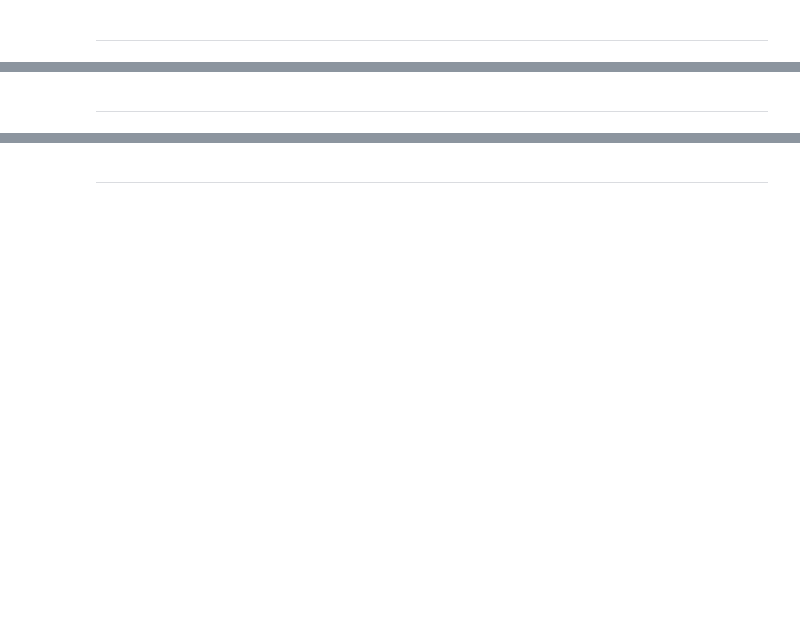
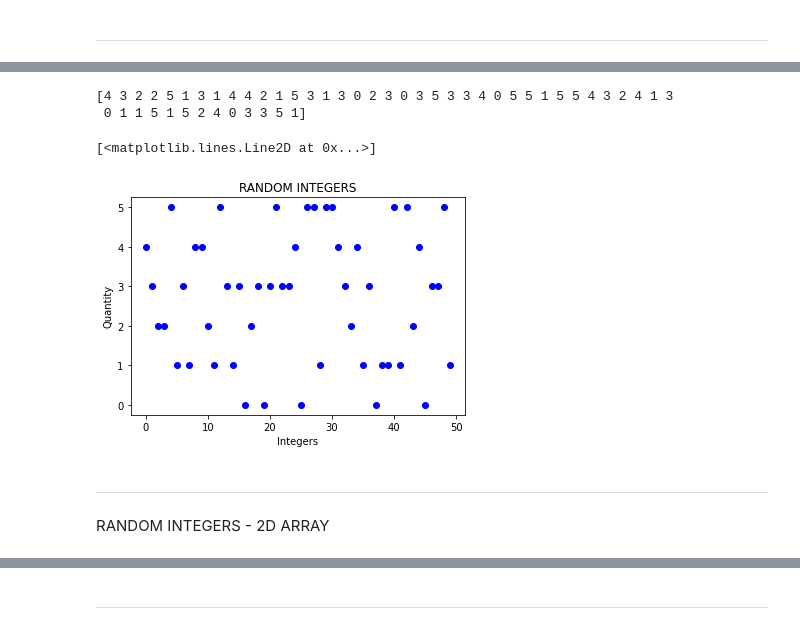
Before and after one commit to AnteDujic/Programming-for-Data-Analysis, a Jupyter notebook: numpy-random.ipynb, the cells around one changed output, grey strips where cells are left out. Drawn from its saved outputs; the diff is of its cells as text; code cells hidden in the pictures; blank space fills up the shorter version.

```diff
--- a/numpy-random.ipynb
+++ b/numpy-random.ipynb
@@ -103,5 +110,19 @@ array([2, 2, 4, 2, 2, 1, 0, 0, 4, 4], dtype=int64)
+# %%
+x2_int = (rng.integers(5, size=50, endpoint = True))
+print(x2_int)
+plt.title("RANDOM INTEGERS")
+plt.xlabel("Integers")
+plt.ylabel("Quantity")
+plt.plot (x2_int, "bo")
+# %% [output]
+[4 3 2 2 5 1 3 1 4 4 2 1 5 3 1 3 0 2 3 0 3 5 3 3 4 0 5 5 1 5 5 4 3 2 4 1 3
+ 0 1 1 5 1 5 2 4 0 3 3 5 1]
+[<matplotlib.lines.Line2D at 0x...>]
+[figure, added]
 # %% [markdown]
 ***
+# %% [markdown]
+RANDOM INTEGERS - 2D ARRAY
 # %%
 rng.integers(5, size=(3, 10))
 # %% [output]
```
Also changed, not shown: parts of 46 cells of this notebook, 1 other file.
